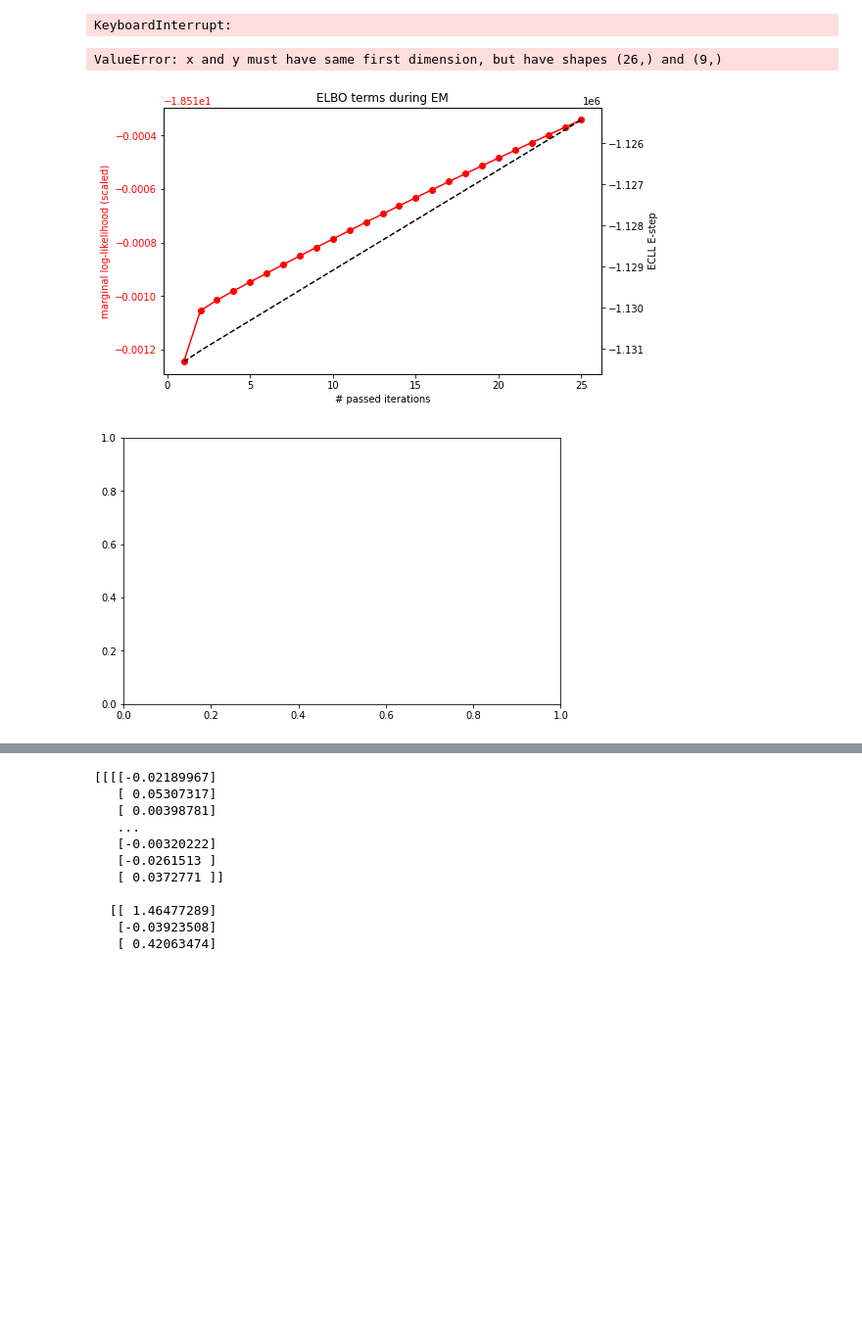
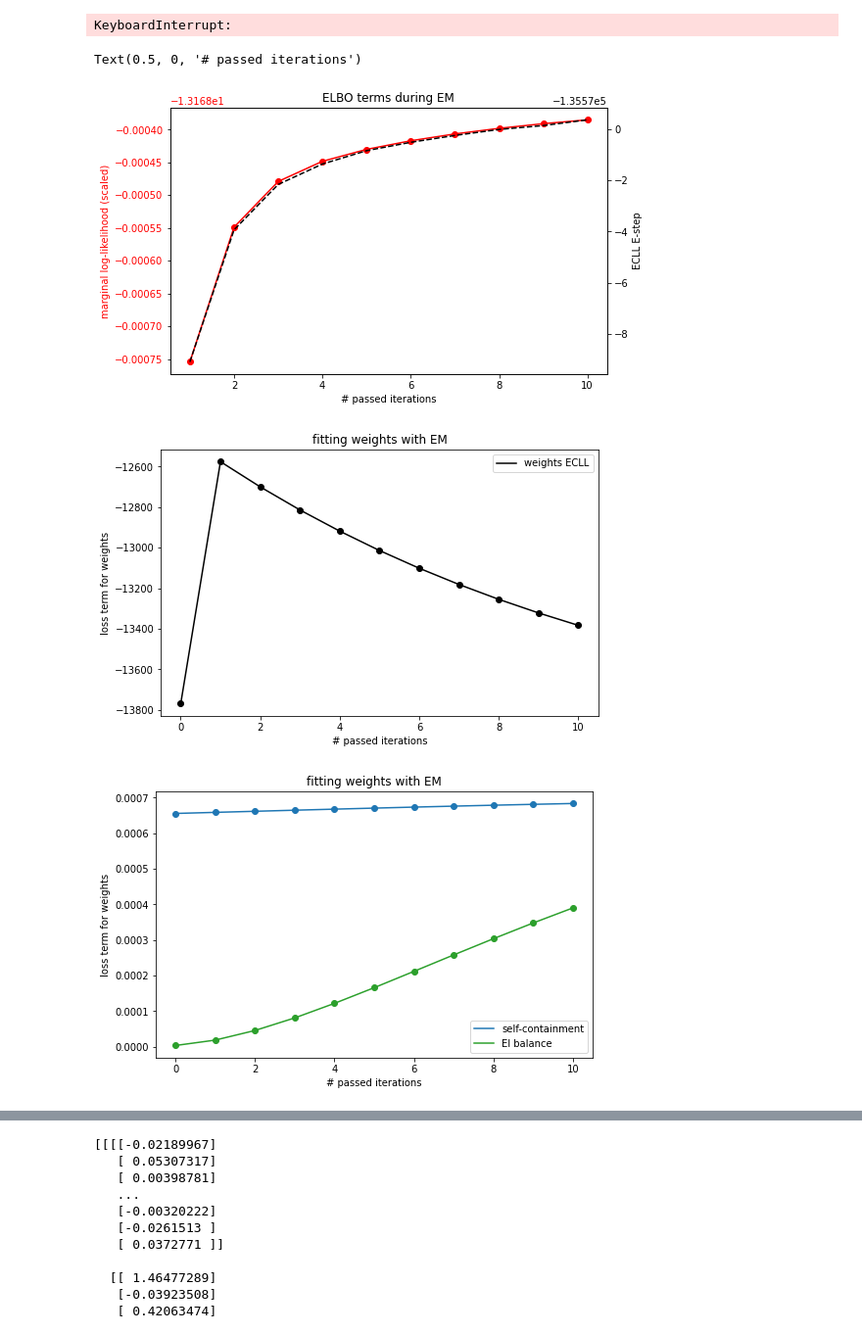
Before and after one commit to lenca56/EI-subspace-RNN, a Jupyter notebook: Analysis_Single_Cluster_fixed_N.ipynb, the cells around one changed output, grey strips where cells are left out. Shown at 98% size. Cells and saved outputs as stored; diff of their text form; code cells hidden in the pictures; blank space fills up the shorter version.

```diff
--- a/Analysis_Single_Cluster_fixed_N.ipynb
+++ b/Analysis_Single_Cluster_fixed_N.ipynb
@@ -14,18 +14,18 @@ N_i = N_e
 N = N_e + N_i
 D = 30
 sparsity = 0.25
-U = 500
-T = 200
+U = 250
+T = 100
 N_weights = int (N * N * sparsity)
-max_iter=25
+max_iter=10
 
-zeta_alpha_beta_gamma_list = [(10**i,1,1,10**(i-2)) for i in list(np.arange(-1.5,0.5,0.25))]
+zeta_alpha_beta_gamma_list = [(10**i,1,1,10**(i-2)) for i in list(np.arange(-1,0.5,0.25))]
 # %%
 # simulation of interest
-K = 3
-simulation = 0
+K = 2
+simulation = 12
 ei = 0
 j = 0 # normal
-data = np.load(f'models/N={N}_K={K}_parameters_EI={ei}_simulation_{simulation}_J_possibility_{j}.npz', allow_pickle=True)
+data = np.load(f'models/N={N}_K={K}/EI={ei}_simulation_{simulation}_J_possibility_{j}.npz', allow_pickle=True)
 J = data['J']
 RNN = EI_subspace_RNN.EI_subspace_RNN(N_e, N_i, sparsity, J, seed=1)
@@ -203,43 +230,44 @@ true_y = data['true_y']
 # fit starting from true parameters
 init_w = RNN.get_nonzero_weight_vector(initW)
 max_iter=25
-ecll, ll, loss_W, w, b, s, mu0, Q0, C_, d, R, C_all, d_all, R_all = RNN.fit_EM(true_y, init_w, true_b.item(), true_s, true_mu0, true_Q0, true_C_, true_d, true_R, alpha=10, beta=10, max_iter=max_iter)
+ecll, ll, lossW, w, b, s, mu0, Q0, C_, d, R, C_all, d_all, R_all = RNN.fit_EM(true_y, init_w, true_b.item(), true_s, true_mu0, true_Q0, true_C_, true_d, true_R, alpha=10, beta=10, max_iter=max_iter)
 # %% [output]
 KeyboardInterrupt:
 # %%
 # iteration 0 = initialization, iteration 1 = param after one iteration
 fig, axes = plt.subplots(figsize=(8,5))
 ax2 = axes.twinx()
 axes.plot(range(1,max_iter+1), (ll.sum(axis=1)/(U*T))[1:], '-o', color='red')
 axes.tick_params(axis='y', labelcolor='red')
 axes.set_ylabel('marginal log-likelihood (scaled)', color='red')
 ax2.plot(range(1,max_iter+1), ecll[1:], color='black', linestyle='dashed')
 ax2.tick_params(axis='y', labelcolor='black')
 ax2.set_ylabel('ECLL E-step')
 axes.set_title('ELBO terms during EM')
 axes.set_xlabel('# passed iterations')
 
 fig, axes = plt.subplots(figsize=(8,5))
-axes.plot(range(max_iter+1), loss_W[:,0], color='black', label='weights ECLL')
-axes.scatter(range(max_iter+1), loss_W[:,0], color='black')
+axes.plot(range(max_iter+1), lossW[:,0], color='black', label='weights ECLL')
+axes.scatter(range(max_iter+1), lossW[:,0], color='black')
 axes.legend()
 axes.set_title('fitting weights with EM')
 axes.set_ylabel('loss term for weights')
 axes.set_xlabel('# passed iterations')
 
 fig, axes = plt.subplots(figsize=(8,5))
-axes.plot(range(max_iter+1), loss_W[:,1], color='tab:blue', label='self-containment')
-axes.scatter(range(max_iter+1), loss_W[:,1], color='tab:blue')
-axes.plot(range(max_iter+1), loss_W[:,2], color='tab:green', label='EI balance')
-axes.scatter(range(max_iter+1), loss_W[:,2], color='tab:green')
+axes.plot(range(max_iter+1), lossW[:,1], color='tab:blue', label='self-containment')
+axes.scatter(range(max_iter+1), lossW[:,1], color='tab:blue')
+axes.plot(range(max_iter+1), lossW[:,2], color='tab:green', label='EI balance')
+axes.scatter(range(max_iter+1), lossW[:,2], color='tab:green')
 axes.legend()
 axes.set_title('fitting weights with EM')
 axes.set_ylabel('loss term for weights')
 axes.set_xlabel('# passed iterations')
 # %% [output]
-ValueError: x and y must have same first dimension, but have shapes (26,) and (9,)
+Text(0.5, 0, '# passed iterations')
-[figure, old version]
+[figure, new version]
-[figure, old version]
+[figure, new version]
+[figure, added]
 # %%
 # recovered eigenspectrum from weights
 fig, axes = plt.subplots(figsize=(5,5))
```
Also changed, not shown: parts of 10 cells of this notebook, 9 other files.
